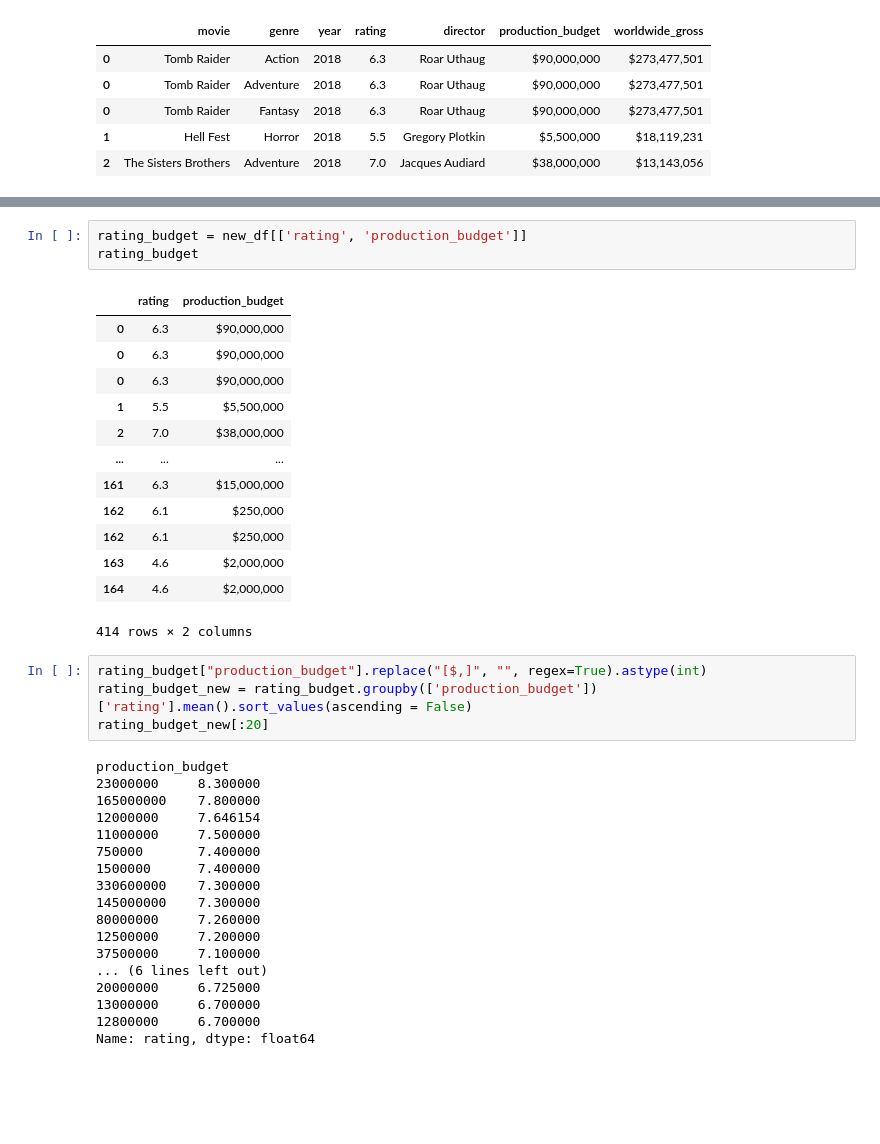
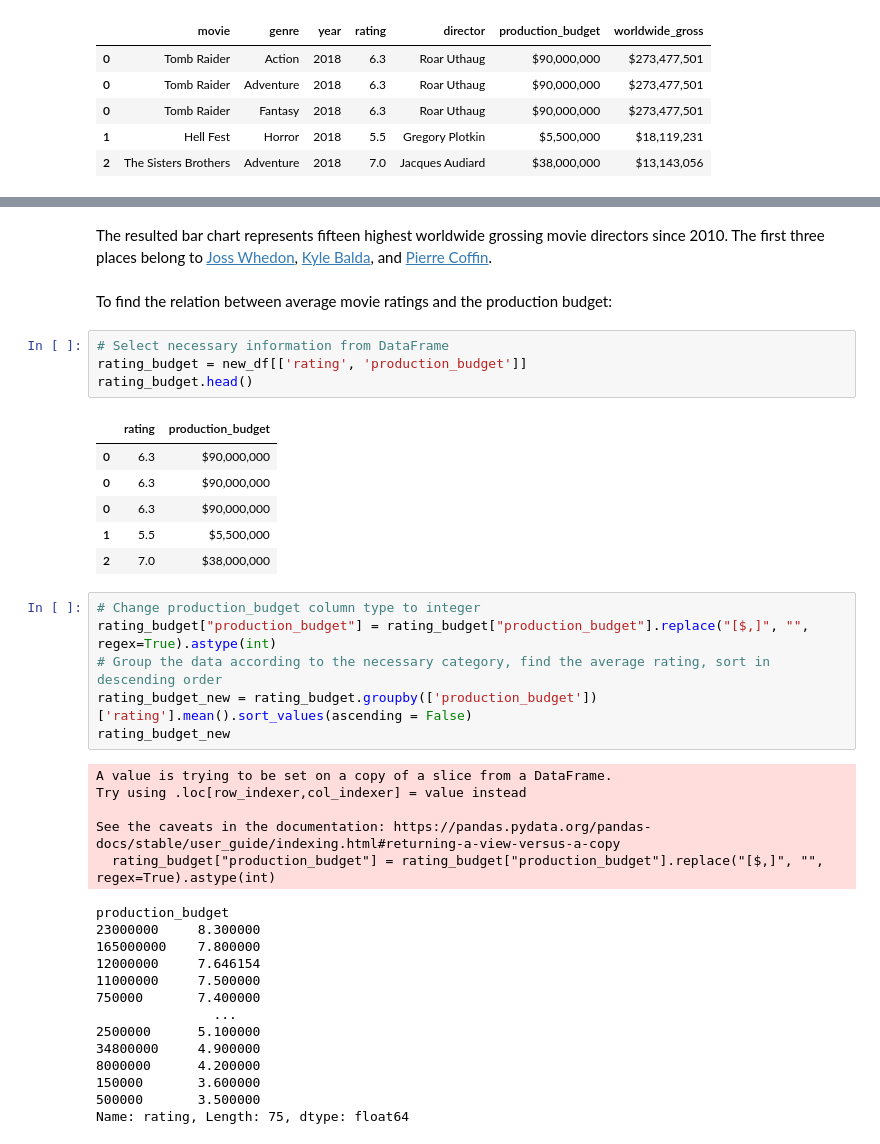
Before and after one commit to VolhaP87/Microsoft_Movie_Analysis, a Jupyter notebook: student.ipynb, the cells around one changed output, grey strips where cells are left out. Drawn from its saved outputs; the diff is of its cells as text; blank space fills up the shorter version.

```diff
--- a/student.ipynb
+++ b/student.ipynb
@@ -450,40 +404,41 @@ gross_director_new[-15:].plot(kind = 'barh', figsize = (10,6), title = "Gross of
+# %% [markdown]
+The resulted bar chart represents fifteen highest worldwide grossing movie directors since 2010. The first three places belong to [Joss Whedon](https://www.imdb.com/name/nm0923736/#director), [Kyle Balda](https://www.imdb.com/name/nm0049633/), and [Pierre Coffin](https://www.imdb.com/name/nm1853544/).
+# %% [markdown]
+To find the relation between average movie ratings and the production budget:
 # %%
+# Select necessary information from DataFrame
 rating_budget = new_df[['rating', 'production_budget']]
-rating_budget
+rating_budget.head()
 # %% [output]
 |  | rating | production_budget |
 | 0 | 6.3 | $90,000,000 |
 | 0 | 6.3 | $90,000,000 |
 | 0 | 6.3 | $90,000,000 |
 | 1 | 5.5 | $5,500,000 |
 | 2 | 7.0 | $38,000,000 |
-| ... | ... | ... |
-| 161 | 6.3 | $15,000,000 |
-| 162 | 6.1 | $250,000 |
-| 162 | 6.1 | $250,000 |
-| 163 | 4.6 | $2,000,000 |
-| 164 | 4.6 | $2,000,000 |
-414 rows × 2 columns
 # %%
-rating_budget["production_budget"].replace("[$,]", "", regex=True).astype(int)
+# Change production_budget column type to integer
+rating_budget["production_budget"] = rating_budget["production_budget"].replace("[$,]", "", regex=True).astype(int)
+# Group the data according to the necessary category, find the average rating, sort in descending order
 rating_budget_new = rating_budget.groupby(['production_budget'])['rating'].mean().sort_values(ascending = False)
-rating_budget_new[:20]
+rating_budget_new
 # %% [output]
-production_budget
-23000000     8.300000
-165000000    7.800000
-12000000     7.646154
-11000000     7.500000
-750000       7.400000
-1500000      7.400000
-330600000    7.300000
-145000000    7.300000
-80000000     7.260000
-12500000     7.200000
-37500000     7.100000
-... (6 lines left out)
-20000000     6.725000
-13000000     6.700000
-12800000     6.700000
-Name: rating, dtype: float64
+A value is trying to be set on a copy of a slice from a DataFrame.
+Try using .loc[row_indexer,col_indexer] = value instead
+
+See the caveats in the documentation: https://pandas.pydata.org/pandas-docs/stable/user_guide/indexing.html#returning-a-view-versus-a-copy
+  rating_budget["production_budget"] = rating_budget["production_budget"].replace("[$,]", "", regex=True).astype(int)
+production_budget
+23000000     8.300000
+165000000    7.800000
+12000000     7.646154
+11000000     7.500000
+750000       7.400000
+               ...
+2500000      5.100000
+34800000     4.900000
+8000000      4.200000
+150000       3.600000
+500000       3.500000
+Name: rating, Length: 75, dtype: float64
 # %%
```
Also changed, not shown: parts of 20 cells of this notebook.
